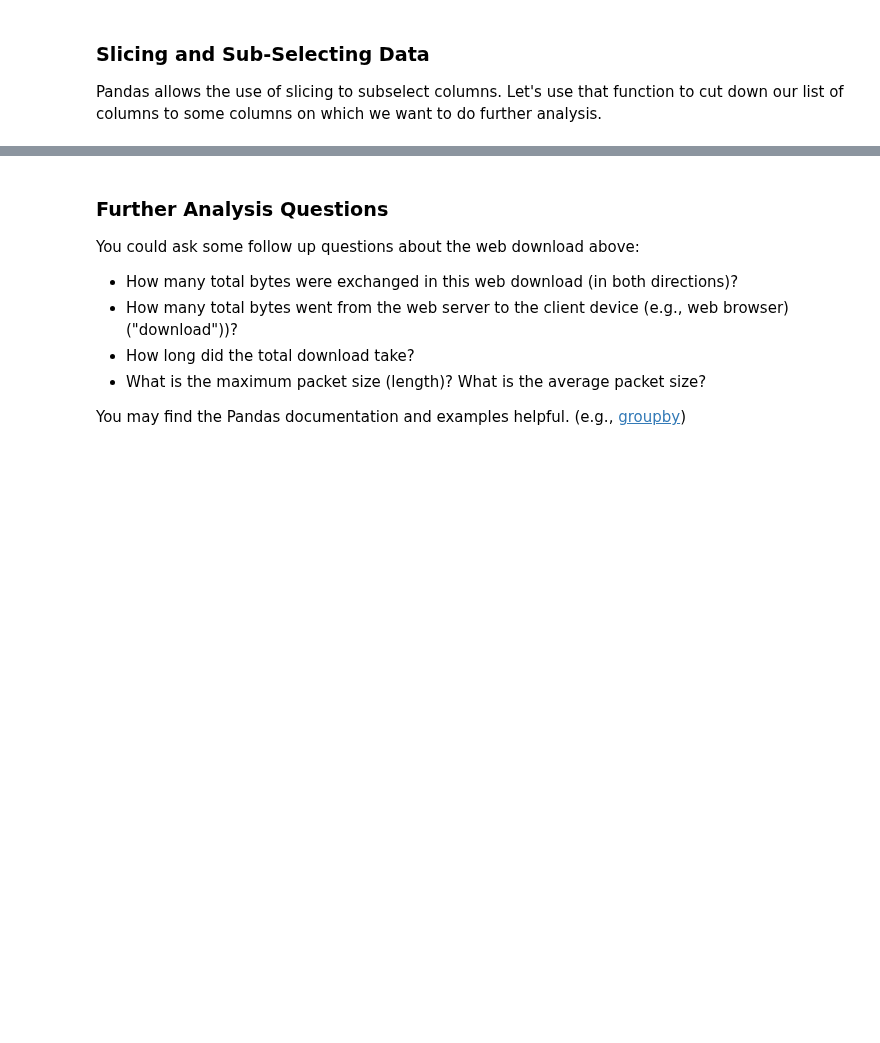
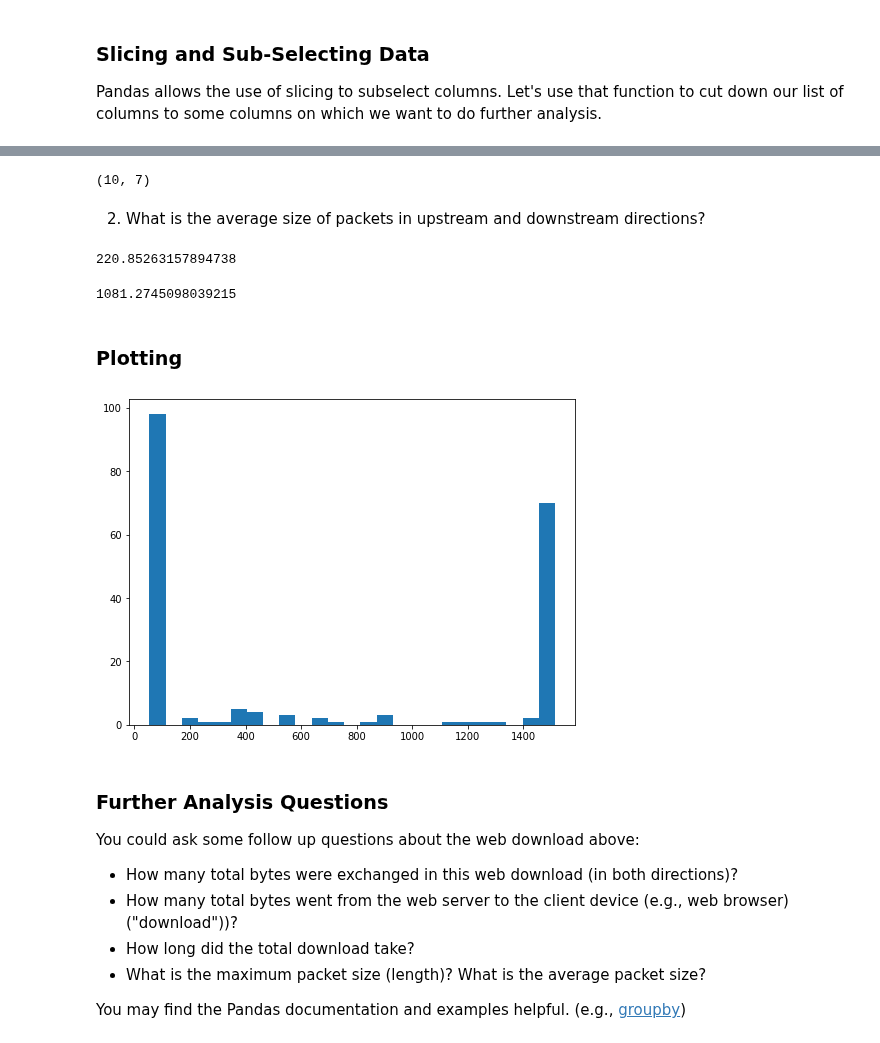
Before and after one commit to noise-lab/ml-networking, a Jupyter notebook: notebooks/0-Packet Capture Analysis.ipynb, the cells around one changed output, grey strips where cells are left out. Cells and saved outputs as stored; diff of their text form; code cells hidden in the pictures; blank space fills up the shorter version.

```diff
--- a/notebooks/0-Packet Capture Analysis.ipynb
+++ b/notebooks/0-Packet Capture Analysis.ipynb
@@ -115,3 +152,32 @@ pcap[pcap['ip_src'] == '192.168.1.23'].head(10)
+# %%
+big_upstream.shape
+# %% [output]
+(10, 7)
+# %% [markdown]
+2. What is the average size of packets in upstream and downstream directions?
+# %%
+# upstream mean length
+pcap[pcap['ip_src'] == '192.168.1.43']['length'].mean()
+# %% [output]
+220.85263157894738
+# %%
+# downstream mean length
+pcap[pcap['ip_dst'] == '192.168.1.43']['length'].mean()
+# %% [output]
+1081.2745098039215
+# %% [markdown]
+### Plotting
+# %%
+# Plotting Library
+import matplotlib.pyplot as plt
+%matplotlib inline
+plt.rcParams["figure.figsize"] = (8,6)
+
+num_bins = 25
+plt.hist(pcap['length'], num_bins)
+plt.show()
+# %% [output]
+[figure, added]
 # %% [markdown]
 ### Further Analysis Questions
 
```
Also changed, not shown: parts of 9 cells of this notebook, 1 other file.
